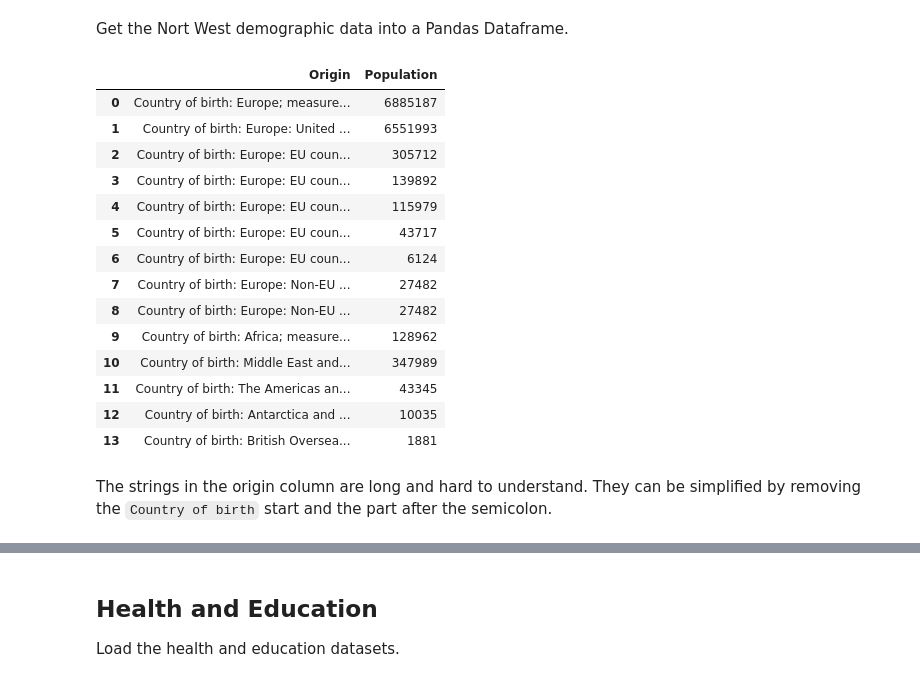
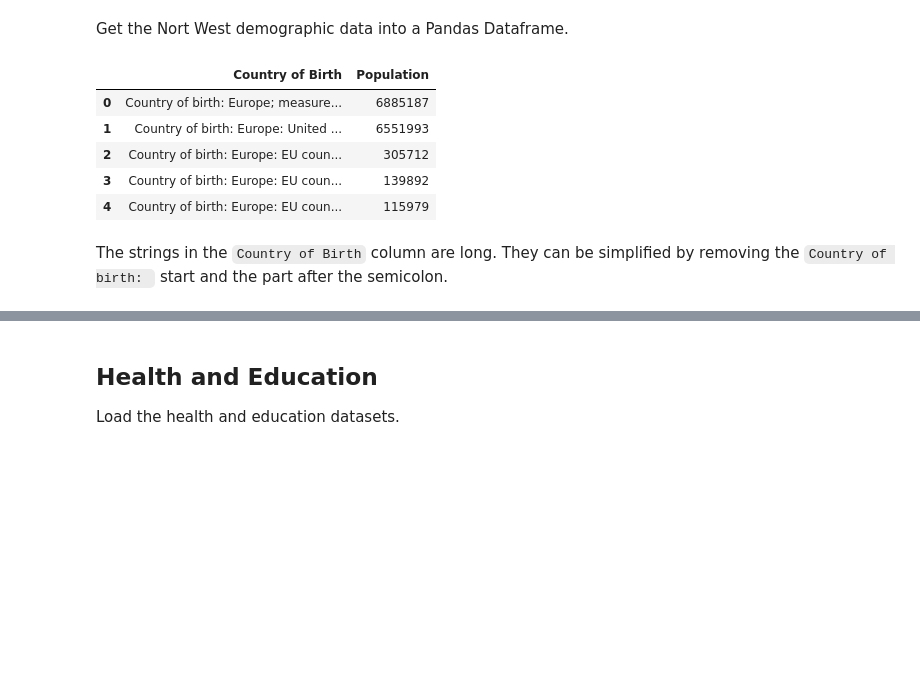
Before and after one commit to alexgregory1/work_experience_notebooks, a Jupyter notebook: notebook1.ipynb, the cells around one changed output, grey strips where cells are left out. Saved outputs shown, nothing was run; the diff lists cells and outputs as text; code cells hidden in the pictures; blank space fills up the shorter version.

```diff
--- a/notebook1.ipynb
+++ b/notebook1.ipynb
@@ -55,33 +57,23 @@ Get the Nort West demographic data into a Pandas Dataframe.
 # %%
 north_west_data = (
     df.loc[
         df["geography"] == "North West",
         df.columns.drop(
             ["date", "geography", "geography code", "Country of birth: Total; measures: Value"]
         )
     ]
     .squeeze()
     .to_frame("Population")
-    .reset_index(names="Origin")
+    .reset_index(names="Country of Birth")
 )
-
-north_west_data
+north_west_data.head()
 # %% [output]
-|  | Origin | Population |
+|  | Country of Birth | Population |
 | 0 | Country of birth: Europe; measure... | 6885187 |
 | 1 | Country of birth: Europe: United ... | 6551993 |
 | 2 | Country of birth: Europe: EU coun... | 305712 |
 | 3 | Country of birth: Europe: EU coun... | 139892 |
 | 4 | Country of birth: Europe: EU coun... | 115979 |
-| 5 | Country of birth: Europe: EU coun... | 43717 |
-| 6 | Country of birth: Europe: EU coun... | 6124 |
-| 7 | Country of birth: Europe: Non-EU ... | 27482 |
-| 8 | Country of birth: Europe: Non-EU ... | 27482 |
-| 9 | Country of birth: Africa; measure... | 128962 |
-| 10 | Country of birth: Middle East and... | 347989 |
-| 11 | Country of birth: The Americas an... | 43345 |
-| 12 | Country of birth: Antarctica and ... | 10035 |
-| 13 | Country of birth: British Oversea... | 1881 |
 # %% [markdown]
-The strings in the origin column are long and hard to understand. They can be simplified by removing the `Country of birth` start and the part after the semicolon.
+The strings in the `Country of Birth` column are long. They can be simplified by removing the `Country of birth: ` start and the part after the semicolon.
 # %%
```
Also changed, not shown: parts of 21 cells of this notebook.
